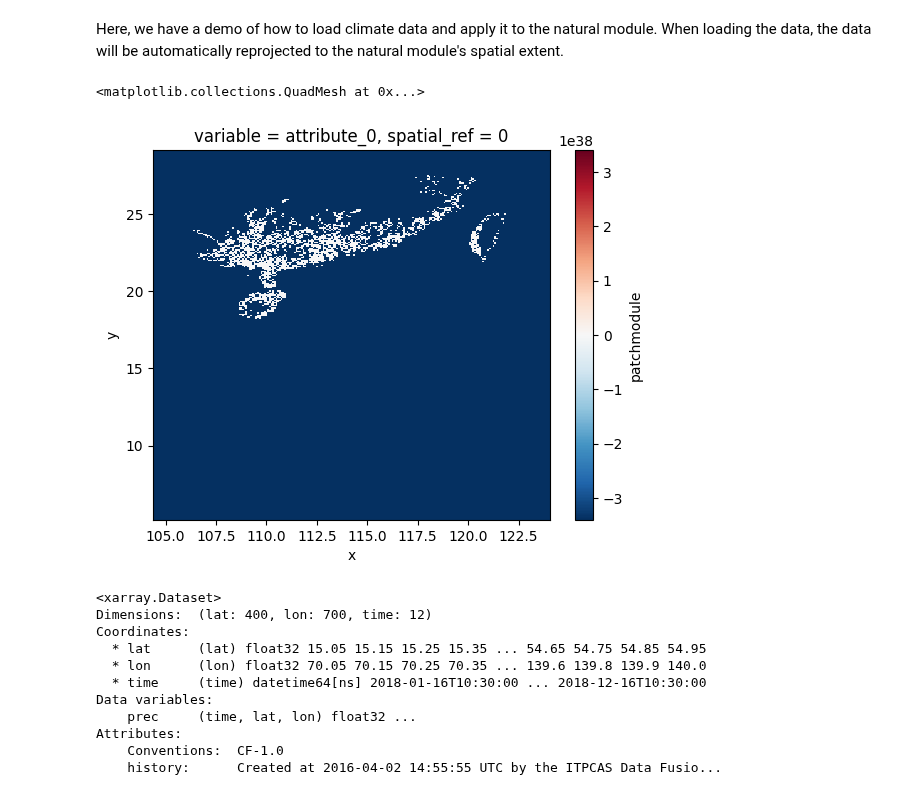
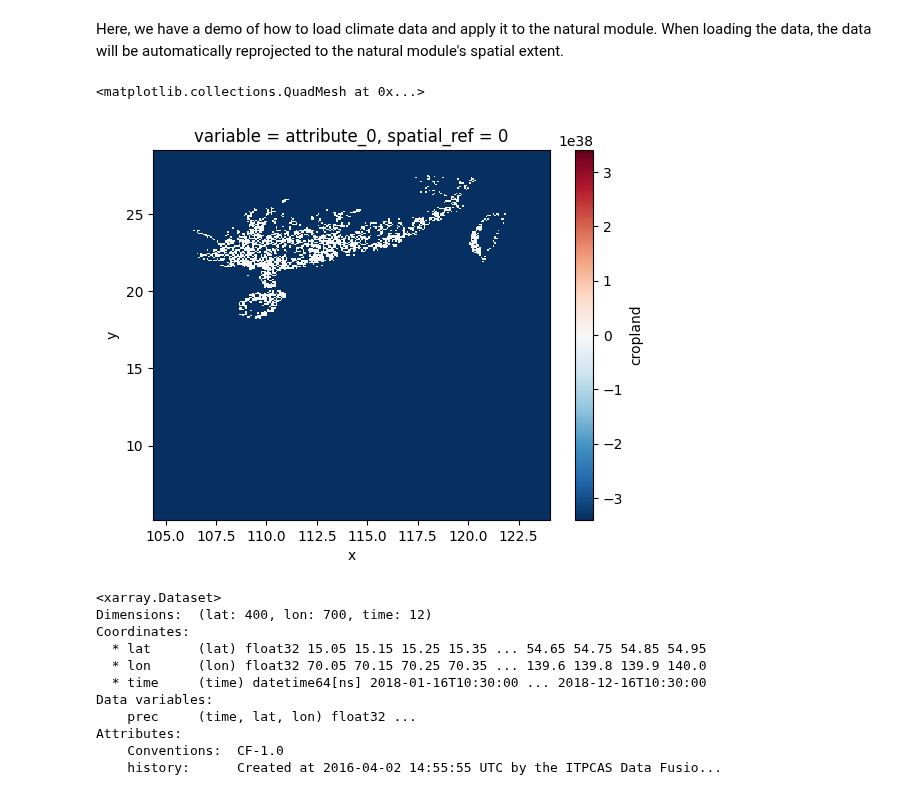
Before and after one commit to ABSESpy/ABSESpy, a Jupyter notebook: docs/tutorial/advanced/geodata.ipynb, the cells around one changed output. Cells and saved outputs as stored; diff of their text form; code cells hidden in the pictures.

```diff
--- a/docs/tutorial/advanced/geodata.ipynb
+++ b/docs/tutorial/advanced/geodata.ipynb
@@ -125,15 +156,16 @@ Here, we have a demo of how to load climate data and apply it to the natural mod
 # %%
 cropland = model.nature.create_module(
     "from_file",
     raster_file="data/farmland.tif",
     flipud=True,
     apply_raster=True,
+    name="cropland",
 )
 
 cropland.get_xarray().plot()
 # %% [output]
 <matplotlib.collections.QuadMesh at 0x...>
-[figure, old version]
+[figure, new version]
 # %%
 data = xr.open_dataset("data/precipitation.nc")
 data
```
Also changed, not shown: parts of 4 cells of this notebook, 10 other files.
